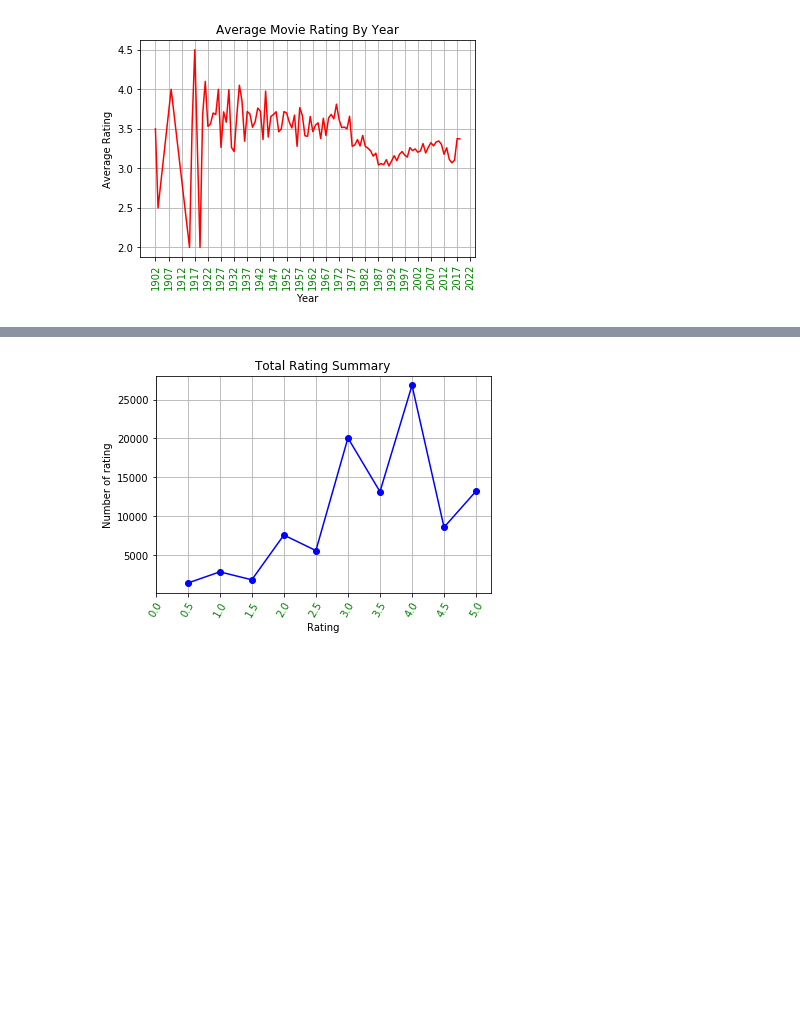
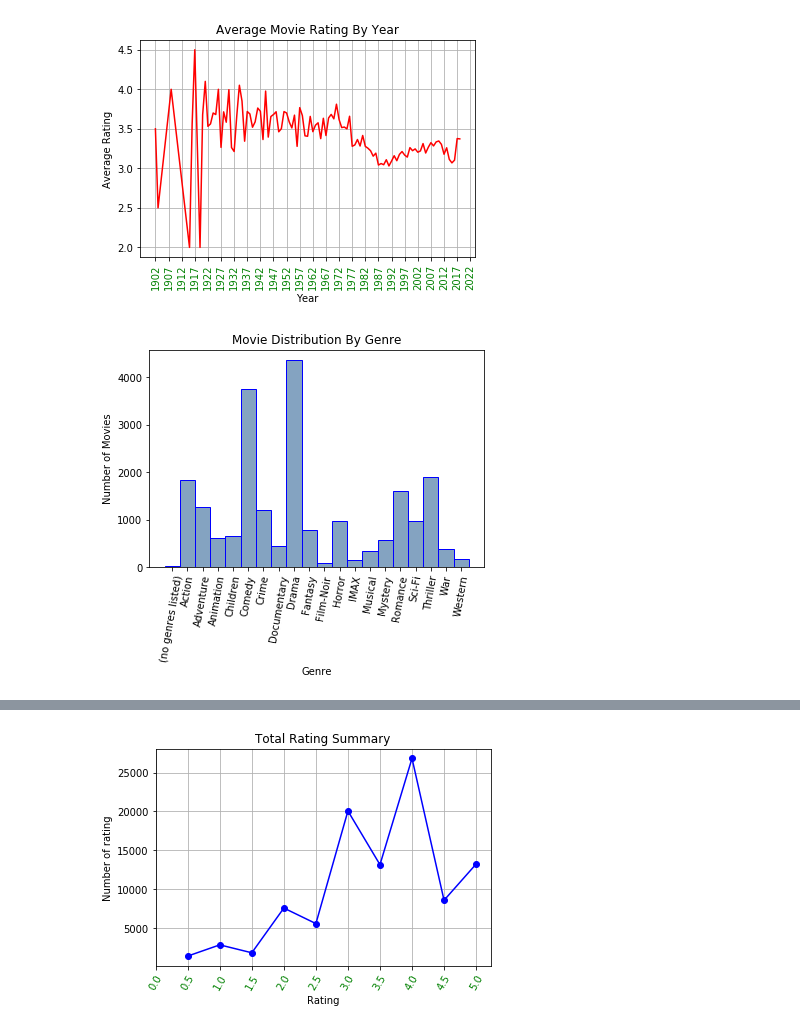
Before and after one commit to maliakber/algorithm-data-model-csc-501, a Jupyter notebook: source/csc-501-assignment-1-jupnote.ipynb, the cells around one changed output, grey strips where cells are left out. Drawn from its saved outputs; the diff is of its cells as text; code cells hidden in the pictures; blank space fills up the shorter version.

```diff
--- a/source/csc-501-assignment-1-jupnote.ipynb
+++ b/source/csc-501-assignment-1-jupnote.ipynb
@@ -28,15 +31,0 @@ movies_per_year()
-# %%
-def genre_distribution():
-    movie_genre = pd.read_csv('movieGenre.csv')
-    data = sqldf("select genre, count(*) as total from movie_genre group by genre order by genre")
-    df = pd.DataFrame(data)
-    genre = df['genre'].tolist()
-    total = df['total'].tolist()
-    plt.bar(genre, total, width=1.0, facecolor=(0.2, 0.4, 0.6, 0.6), edgecolor='blue')
-    plt.xticks(rotation=90)
-    plt.ylabel("Number of Movies")
-    plt.xlabel("Genre")
-    plt.title("Movie Distribution By Genre")
-    plt.show()
-
-genre_distribution()
@@ -91,3 +50,20 @@ def rating_by_year():
 rating_by_year()
 # %% [output]
 [figure]
+# %%
+def genre_distribution():
+    movie_genre = pd.read_csv('movieGenre.csv')
+    data = sqldf("select genre, count(*) as total from movie_genre group by genre order by genre")
+    df = pd.DataFrame(data)
+    genre = df['genre'].tolist()
+    total = df['total'].tolist()
+    plt.bar(genre, total, width=1.0, facecolor=(0.2, 0.4, 0.6, 0.6), edgecolor='blue')
+    plt.xticks(rotation=80)
+    plt.ylabel("Number of Movies")
+    plt.xlabel("Genre")
+    plt.title("Movie Distribution By Genre")
+    plt.show()
+
+genre_distribution()
+# %% [output]
+[figure, added]
```
Also changed, not shown: parts of 7 cells of this notebook, 8 other files.
